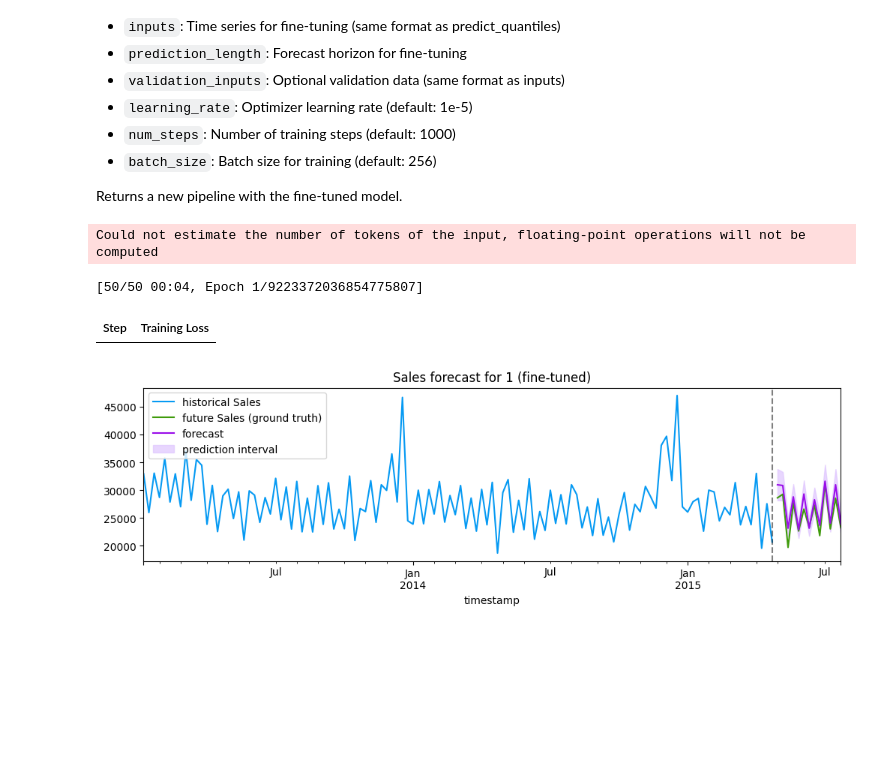
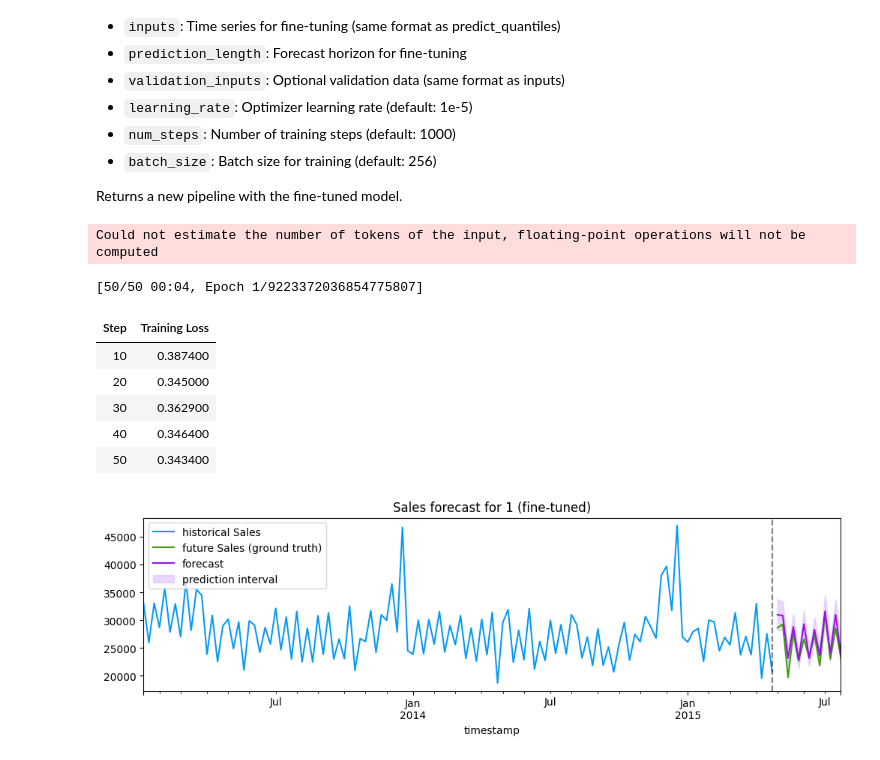
Before and after one commit to amazon-science/chronos-forecasting, a Jupyter notebook: notebooks/chronos-2-quickstart.ipynb, the cells around one changed output. Drawn from its saved outputs; the diff is of its cells as text; code cells hidden in the pictures; blank space fills up the shorter version.

Commit message:
Add logging steps in fine-tuning example (#334)
*Issue #, if available:*

*Description of changes:*


By submitting this pull request, I confirm that you can use, modify,
copy, and redistribute this contribution, under the terms of your
choice.

```diff
--- a/notebooks/chronos-2-quickstart.ipynb
+++ b/notebooks/chronos-2-quickstart.ipynb
@@ -433,16 +433,22 @@ for item_id, group in sales_context_df.groupby("id"):
 # %%
 # Fine-tune the model
 finetuned_pipeline = pipeline.fit(
     inputs=train_inputs,
     prediction_length=13,
     num_steps=50,  # few fine-tuning steps for a quick demo
     learning_rate=1e-5,
     batch_size=32,
+    logging_steps=10,
 )
 # %% [output]
 Could not estimate the number of tokens of the input, floating-point operations will not be computed
 [50/50 00:04, Epoch 1/9223372036854775807]
 | Step | Training Loss |
+| 10 | 0.387400 |
+| 20 | 0.345000 |
+| 30 | 0.362900 |
+| 40 | 0.346400 |
+| 50 | 0.343400 |
 # %%
 # Use the fine-tuned model for predictions
 finetuned_pred_df = finetuned_pipeline.predict_df(
```
